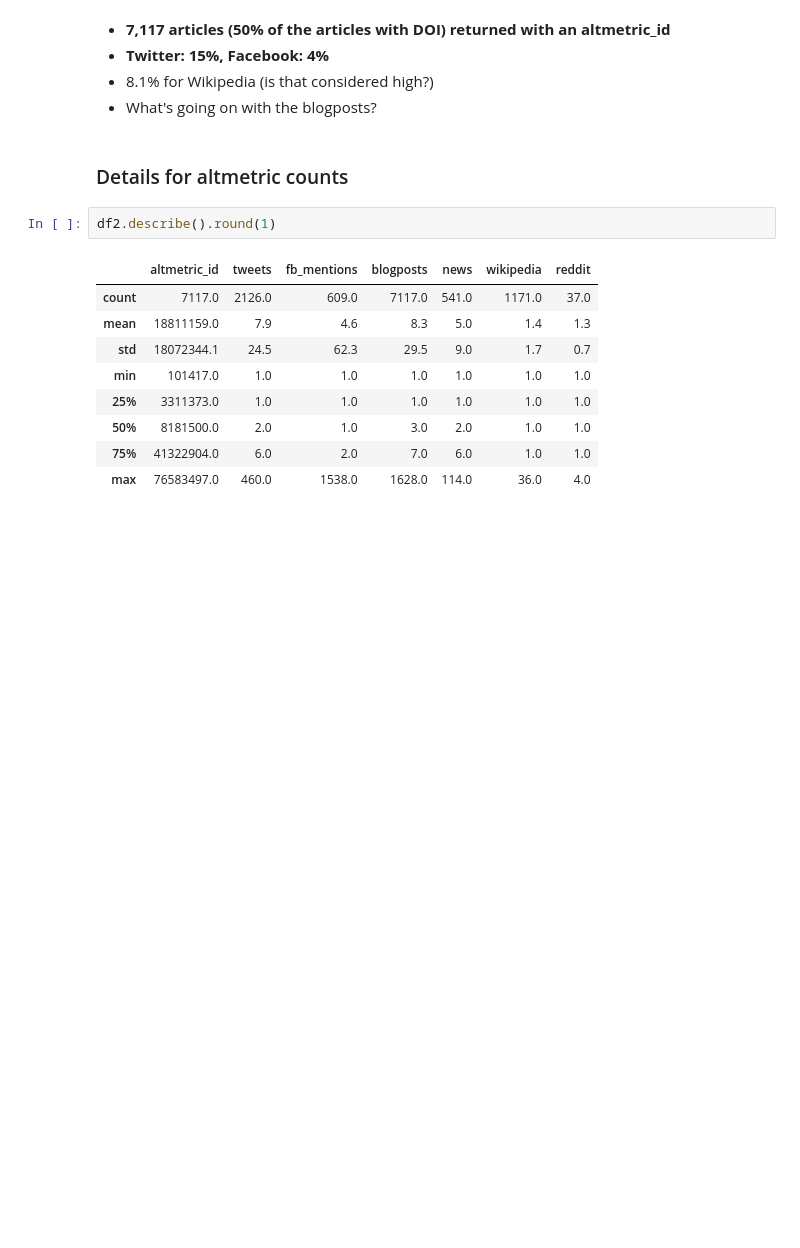
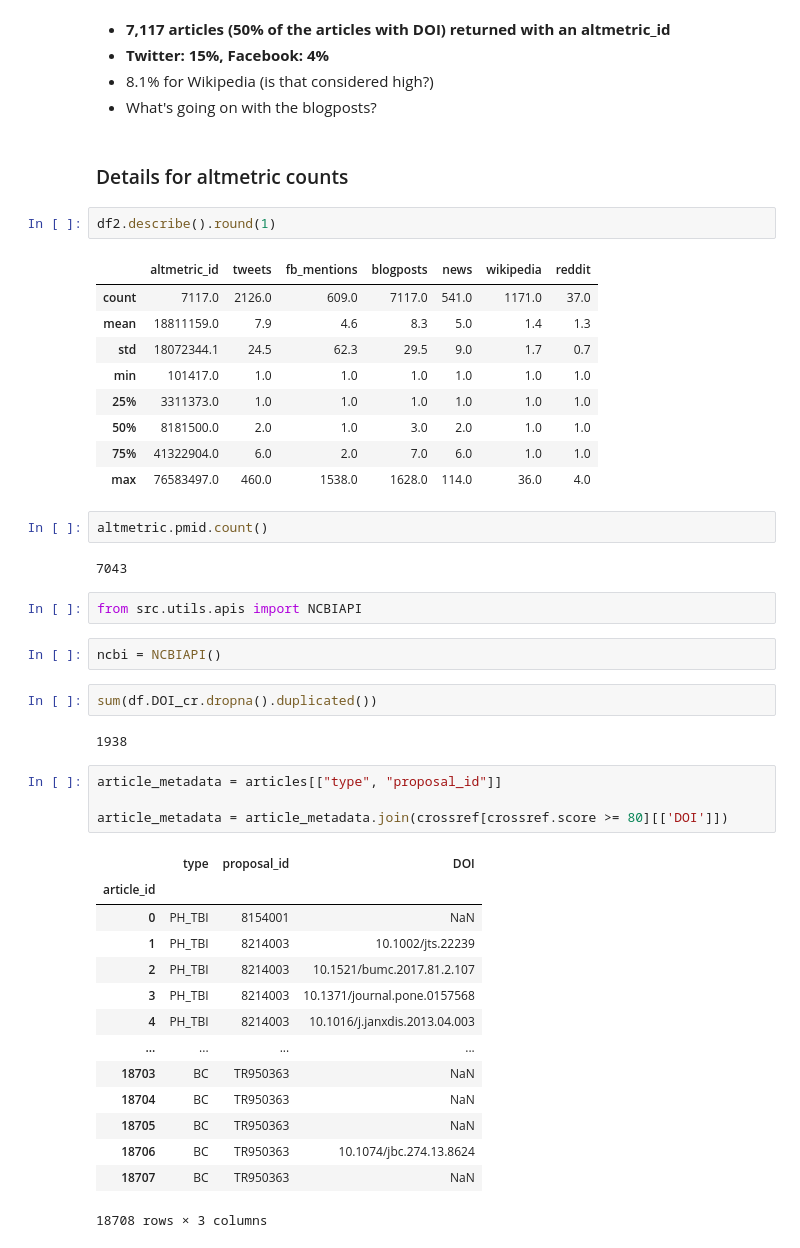
Before and after one commit to ScholCommLab/tracking-grants, a Jupyter notebook: notebooks/reports/interim_report_1.ipynb, the cells around one changed output. Drawn from its saved outputs; the diff is of its cells as text; blank space fills up the shorter version.

```diff
--- a/notebooks/reports/interim_report_1.ipynb
+++ b/notebooks/reports/interim_report_1.ipynb
@@ -131,3 +131,34 @@ df2.describe().round(1)
 | 50% | 8181500.0 | 2.0 | 1.0 | 3.0 | 2.0 | 1.0 | 1.0 |
 | 75% | 41322904.0 | 6.0 | 2.0 | 7.0 | 6.0 | 1.0 | 1.0 |
 | max | 76583497.0 | 460.0 | 1538.0 | 1628.0 | 114.0 | 36.0 | 4.0 |
+# %%
+altmetric.pmid.count()
+# %% [output]
+7043
+# %%
+from src.utils.apis import NCBIAPI
+# %%
+ncbi = NCBIAPI()
+# %%
+sum(df.DOI_cr.dropna().duplicated())
+# %% [output]
+1938
+# %%
+article_metadata = articles[["type", "proposal_id"]]
+
+article_metadata = article_metadata.join(crossref[crossref.score >= 80][['DOI']])
+# %% [output]
+|  | type | proposal_id | DOI |
+| article_id |  |  |  |
+| 0 | PH_TBI | 8154001 | NaN |
+| 1 | PH_TBI | 8214003 | 10.1002/jts.22239 |
+| 2 | PH_TBI | 8214003 | 10.1521/bumc.2017.81.2.107 |
+| 3 | PH_TBI | 8214003 | 10.1371/journal.pone.0157568 |
+| 4 | PH_TBI | 8214003 | 10.1016/j.janxdis.2013.04.003 |
+| ... | ... | ... | ... |
+| 18703 | BC | TR950363 | NaN |
+| 18704 | BC | TR950363 | NaN |
+| 18705 | BC | TR950363 | NaN |
+| 18706 | BC | TR950363 | 10.1074/jbc.274.13.8624 |
+| 18707 | BC | TR950363 | NaN |
+18708 rows × 3 columns
```
Also changed, not shown: parts of 8 cells of this notebook.
